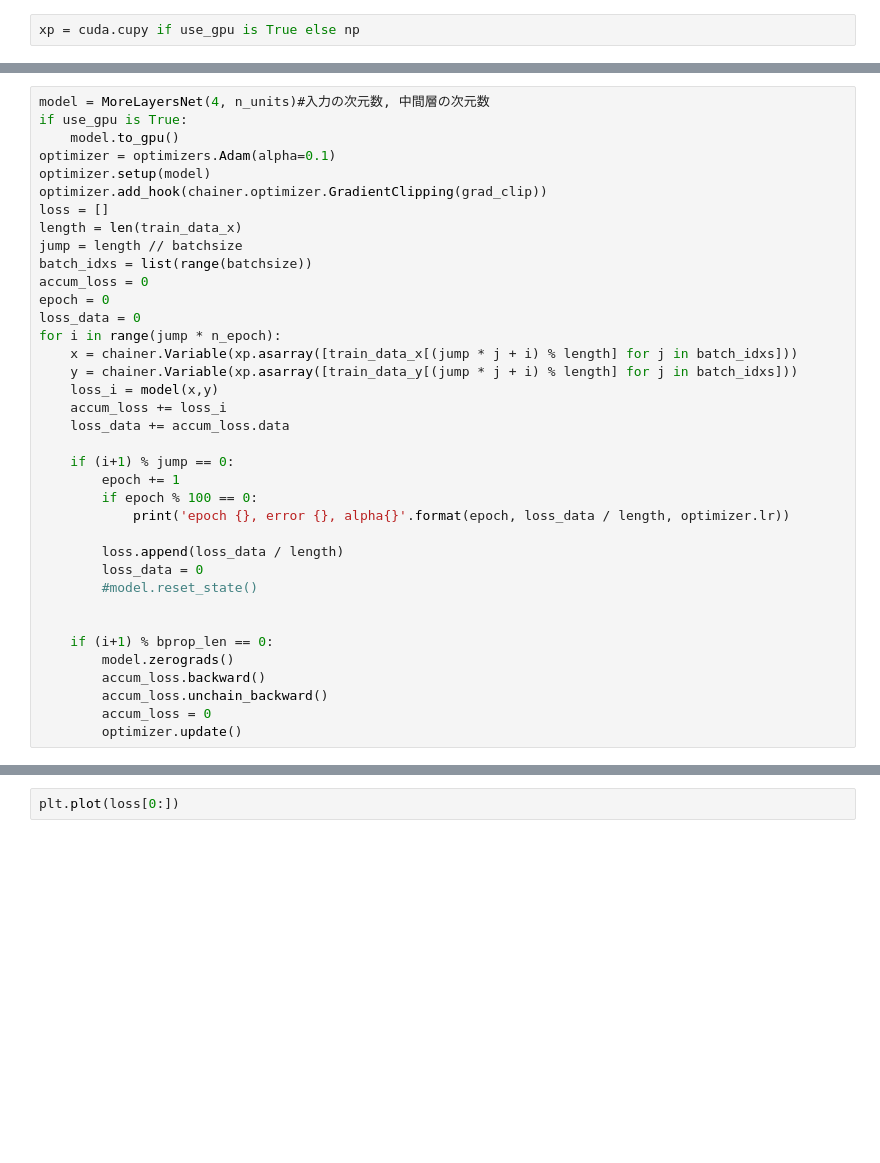
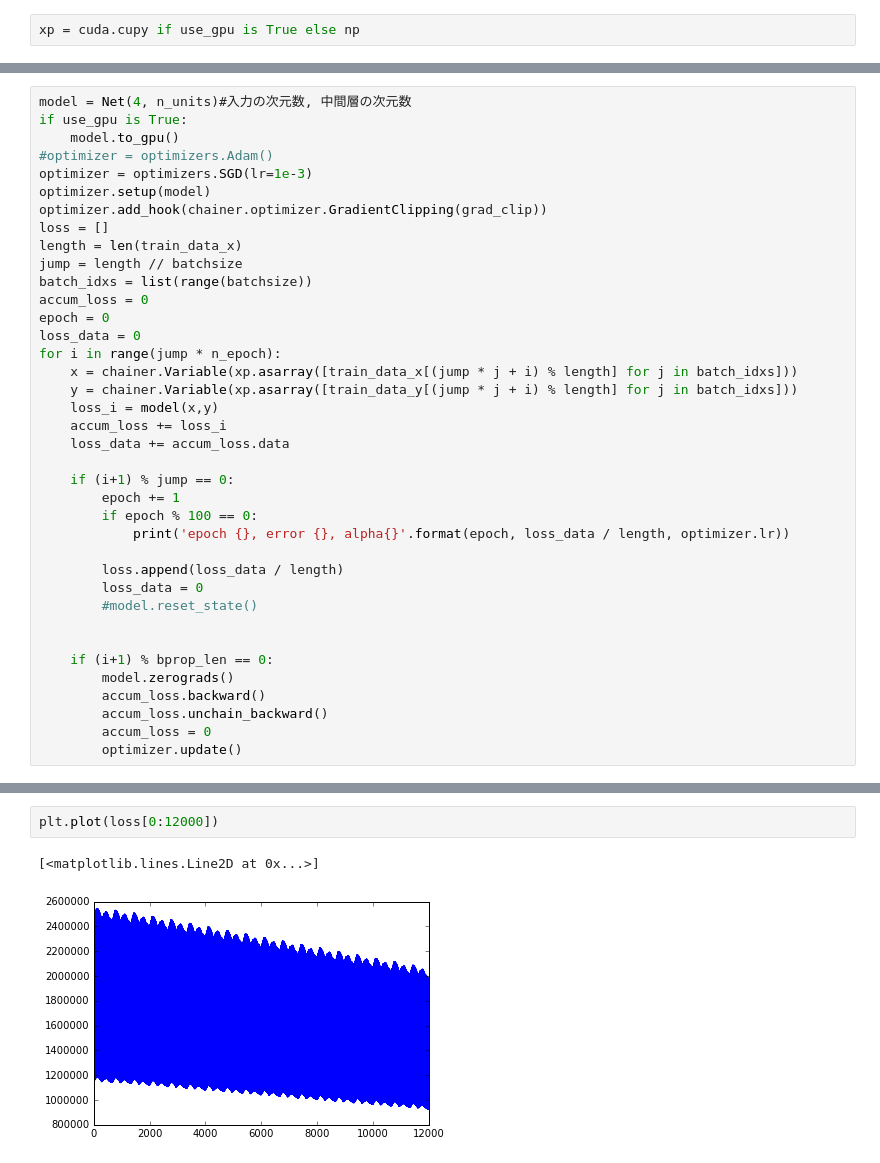
Before and after one commit to haretaro/ichiyo, a Jupyter notebook: net/train2.ipynb, the cells around one changed output, grey strips where cells are left out. Drawn from its saved outputs; the diff is of its cells as text; blank space fills up the shorter version.

```diff
--- a/net/train2.ipynb
+++ b/net/train2.ipynb
@@ -46,10 +47,11 @@ def evaluate(model):
         output.append(t.data[0])
     return output
 # %%
-model = MoreLayersNet(4, n_units)#入力の次元数, 中間層の次元数
+model = Net(4, n_units)#入力の次元数, 中間層の次元数
 if use_gpu is True:
     model.to_gpu()
-optimizer = optimizers.Adam(alpha=0.1)
+#optimizer = optimizers.Adam()
+optimizer = optimizers.SGD(lr=1e-3)
 optimizer.setup(model)
 optimizer.add_hook(chainer.optimizer.GradientClipping(grad_clip))
 loss = []
@@ -91,4 +106,7 @@ epoch 500, error 12460329.878693623, alpha0.08265764298735262
 # %%
-plt.plot(loss[0:])
+plt.plot(loss[0:12000])
+# %% [output]
+[<matplotlib.lines.Line2D at 0x...>]
+[figure, added]
 # %%
 output = evaluate(model)
```
Also changed, not shown: parts of 6 cells of this notebook, 1 other file.
